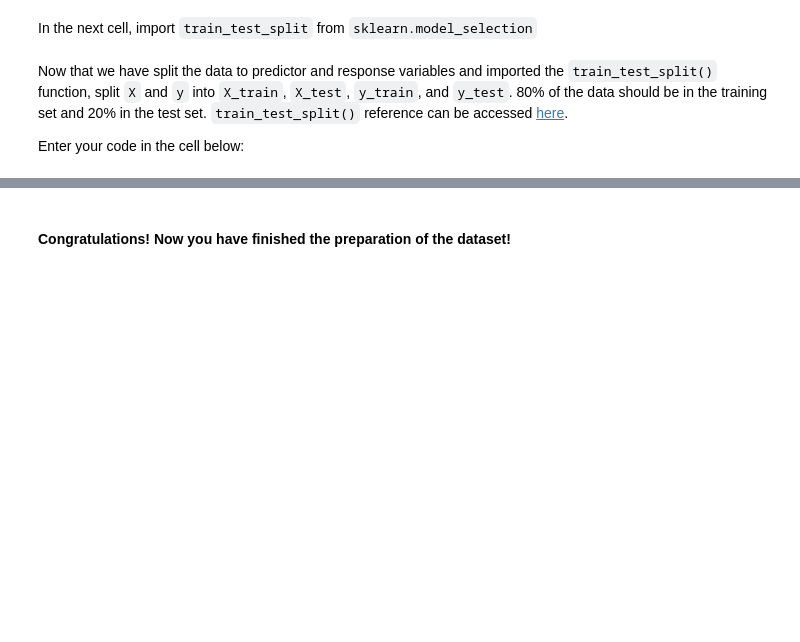
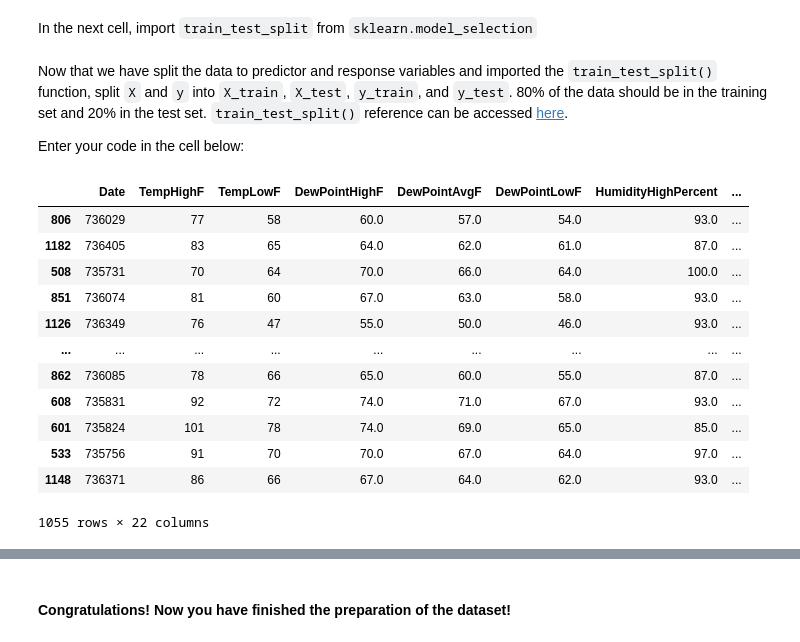
Before and after one commit to ta-data-remote/lab-intro-to-ml, a Jupyter notebook: your-code/main.ipynb, the cells around one changed output, grey strips where cells are left out. Cells and saved outputs as stored; diff of their text form; code cells hidden in the pictures; blank space fills up the shorter version.

```diff
--- a/your-code/main.ipynb
+++ b/your-code/main.ipynb
@@ -190,2 +373,9 @@ Here you can find the [reference](https://docs.python.org/3/library/datetime.htm
+# %%
+date = []
+
+for elem in austin_fixed['Date'].tolist():
+    date.append(dt.datetime.strptime(elem, '%Y-%m-%d').toordinal())
+# %%
+austin_fixed['Date']=date
 # %% [markdown]
 #### Print `austin_fixed` to check your `Date` column.
@@ -231,2 +449,5 @@ In the next cell, assign the `TempAvgF` column to `y` and the remaining columns
+# %%
+X = austin_fixed.drop('TempAvgF',axis=1)
+y = austin_fixed['TempAvgF']
 # %% [markdown]
 In the next cell, import `train_test_split` from `sklearn.model_selection`
@@ -241,0 +461,22 @@ Enter your code in the cell below:
+# %%
+X_train,X_test,y_train,y_test = train_test_split(X, y, train_size = 0.8)
+
+X_train = pd.DataFrame(X_train, columns = X.columns)
+
+X_test = pd.DataFrame(X_test, columns = X.columns)
+# %%
+X_train
+# %% [output]
+|  | Date | TempHighF | TempLowF | DewPointHighF | DewPointAvgF | DewPointLowF | HumidityHighPercent | ... |
+| 806 | 736029 | 77 | 58 | 60.0 | 57.0 | 54.0 | 93.0 | ... |
+| 1182 | 736405 | 83 | 65 | 64.0 | 62.0 | 61.0 | 87.0 | ... |
+| 508 | 735731 | 70 | 64 | 70.0 | 66.0 | 64.0 | 100.0 | ... |
+| 851 | 736074 | 81 | 60 | 67.0 | 63.0 | 58.0 | 93.0 | ... |
+| 1126 | 736349 | 76 | 47 | 55.0 | 50.0 | 46.0 | 93.0 | ... |
+| ... | ... | ... | ... | ... | ... | ... | ... | ... |
+| 862 | 736085 | 78 | 66 | 65.0 | 60.0 | 55.0 | 87.0 | ... |
+| 608 | 735831 | 92 | 72 | 74.0 | 71.0 | 67.0 | 93.0 | ... |
+| 601 | 735824 | 101 | 78 | 74.0 | 69.0 | 65.0 | 85.0 | ... |
+| 533 | 735756 | 91 | 70 | 70.0 | 67.0 | 64.0 | 97.0 | ... |
+| 1148 | 736371 | 86 | 66 | 67.0 | 64.0 | 62.0 | 93.0 | ... |
+1055 rows × 22 columns
```
Also changed, not shown: parts of 59 cells of this notebook.
